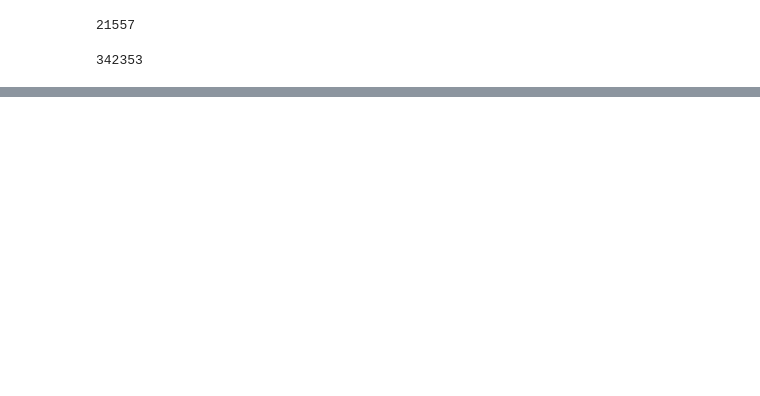
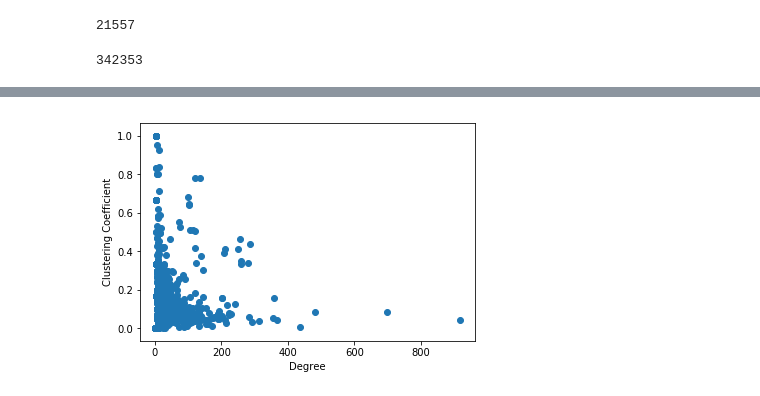
Before and after one commit to sales-lab/network-theory, a Jupyter notebook: index.ipynb, the cells around one changed output, grey strips where cells are left out. Cells and saved outputs as stored; diff of their text form; code cells hidden in the pictures; blank space fills up the shorter version.

```diff
--- a/index.ipynb
+++ b/index.ipynb
@@ -90,0 +191,9 @@ g.GetEdges()
+# %%
+def random_node_sample(graph):
+    import random
+    all_nodes = [n.GetId() for n in graph.Nodes()]
+    return random.choices(all_nodes, k = 1000)
+# %%
+ppi_node_sample = random_node_sample(g)
+ppi_ccs = [g.GetNodeClustCf(n)  for n in ppi_node_sample]
+rnd_ccs = [rg.GetNodeClustCf(n) for n in random_node_sample(rg)]
@@ -90,0 +214,10 @@ g.GetEdges()
+# %%
+ppi_dgs = [g.GetNI(n).GetDeg() for n in ppi_node_sample]
+# %%
+fig, ax = plt.subplots()
+ax.scatter(ppi_dgs, ppi_ccs)
+ax.set_xlabel("Degree")
+ax.set_ylabel("Clustering Coefficient")
+plt.show()
+# %% [output]
+[figure, added]
```
Also changed, not shown: parts of 31 cells of this notebook, 2 other files.
